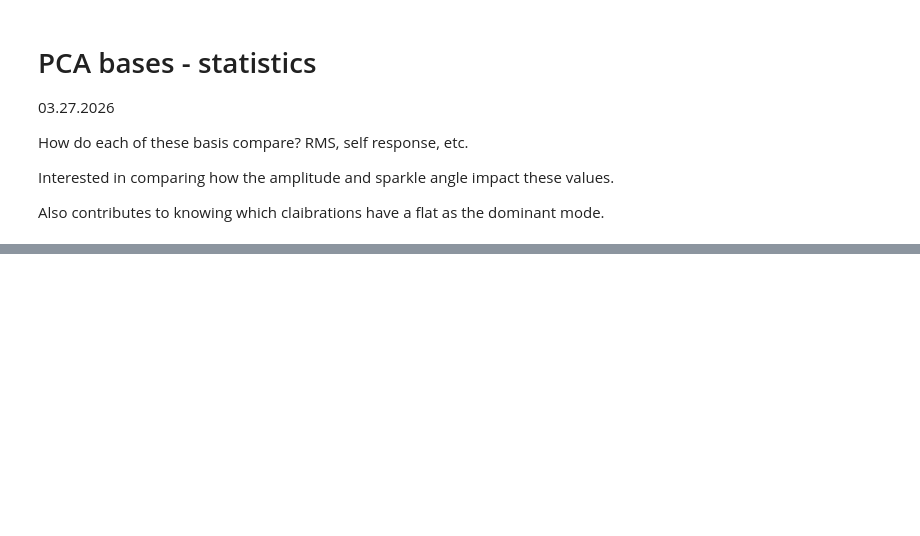
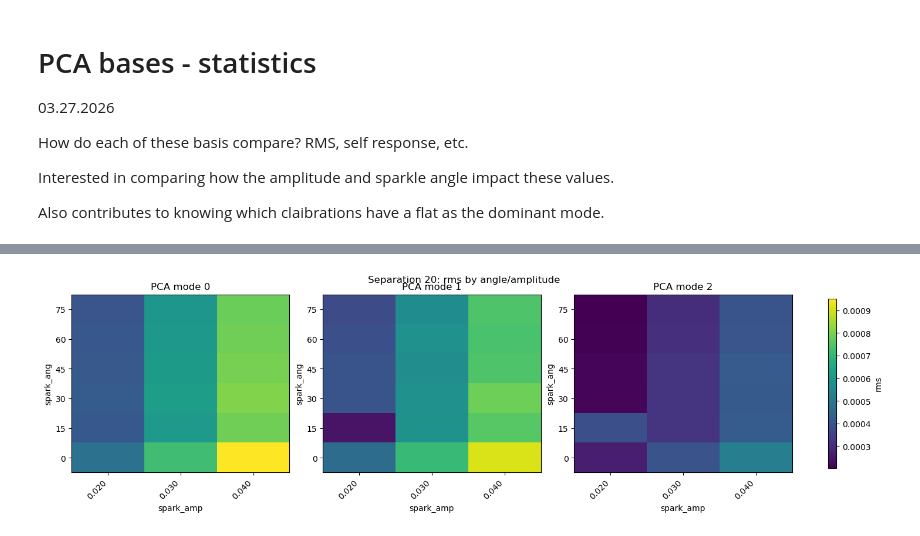
Before and after one commit to edenacadia/sparkles, a Jupyter notebook: dev/PCA_basis_stats.ipynb, the cells around one changed output, grey strips where cells are left out. Saved outputs shown, nothing was run; the diff lists cells and outputs as text; code cells hidden in the pictures; blank space fills up the shorter version.

Commit message:
add df from processing calib files in bulk

```diff
--- a/dev/PCA_basis_stats.ipynb
+++ b/dev/PCA_basis_stats.ipynb
@@ -15,6 +16,6 @@ from importlib import reload
 # %%
 reload(calibi)
 
-df = calibi.calibration_rms_df("/home/eden/data/spark_calib")
+df_all = calibi.calibration_rms_df("/home/eden/data/spark_calib")
 # %%
-df
+df = df_all[df_all["spark_amp"] <= 0.04].sort_values("spark_amp", ascending=False)
@@ -99,0 +81,6 @@ plt.show()
+# %%
+# separation 18
+plot_rms_by_mode_grid(df, spark_sep=20, value_col="rms")
+plt.show()
+# %% [output]
+[figure, added]
```
Also changed, not shown: parts of 21 cells of this notebook, 1 other file.
